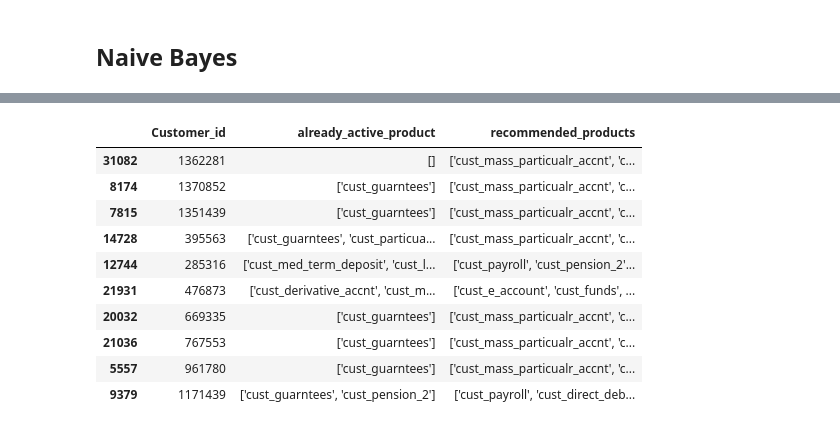
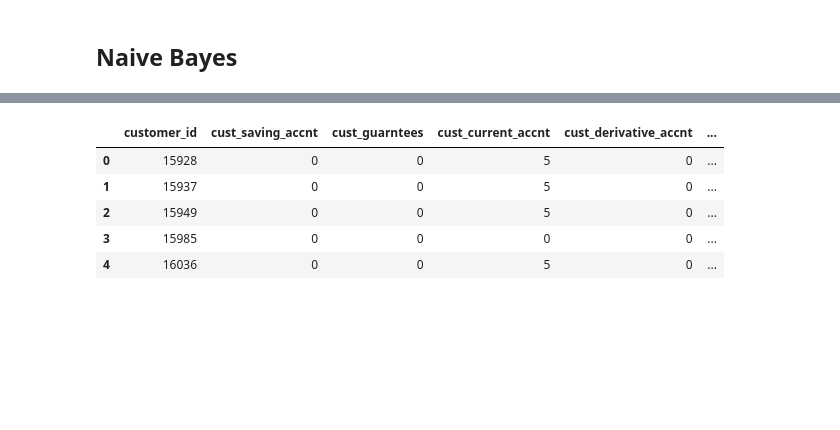
Before and after one commit to santosh12678/-santander_product_recommendation, a Jupyter notebook: Santander Product Recommendation- Part 02.ipynb, the cells around one changed output, grey strips where cells are left out. Cells and saved outputs as stored; diff of their text form; code cells hidden in the pictures; blank space fills up the shorter version.

```diff
--- a/Santander Product Recommendation- Part 02.ipynb
+++ b/Santander Product Recommendation- Part 02.ipynb
@@ -92,0 +133,2 @@ sampled_data.sort_values(["customer_id", "date_of_partition"]).head(10)
+# %%
+test_data = test_data[test_data["customer_id"].isin(train_data["customer_id"].unique())]
@@ -192,14 +253,10 @@ for id, prob in id_preds.items():
-# %%
-result_data.sample(10)
-# %% [output]
-|  | Customer_id | already_active_product | recommended_products |
-| 31082 | 1362281 | [] | ['cust_mass_particualr_accnt', 'c... |
-| 8174 | 1370852 | ['cust_guarntees'] | ['cust_mass_particualr_accnt', 'c... |
-| 7815 | 1351439 | ['cust_guarntees'] | ['cust_mass_particualr_accnt', 'c... |
-| 14728 | 395563 | ['cust_guarntees', 'cust_particua... | ['cust_mass_particualr_accnt', 'c... |
-| 12744 | 285316 | ['cust_med_term_deposit', 'cust_l... | ['cust_payroll', 'cust_pension_2'... |
-| 21931 | 476873 | ['cust_derivative_accnt', 'cust_m... | ['cust_e_account', 'cust_funds', ... |
-| 20032 | 669335 | ['cust_guarntees'] | ['cust_mass_particualr_accnt', 'c... |
-| 21036 | 767553 | ['cust_guarntees'] | ['cust_mass_particualr_accnt', 'c... |
-| 5557 | 961780 | ['cust_guarntees'] | ['cust_mass_particualr_accnt', 'c... |
-| 9379 | 1171439 | ['cust_guarntees', 'cust_pension_2'] | ['cust_payroll', 'cust_direct_deb... |
+# %%
+test_data= test_data[product_cols].groupby("customer_id").sum().reset_index()
+test_data.head()
+# %% [output]
+|  | customer_id | cust_saving_accnt | cust_guarntees | cust_current_accnt | cust_derivative_accnt | ... |
+| 0 | 15928 | 0 | 0 | 5 | 0 | ... |
+| 1 | 15937 | 0 | 0 | 5 | 0 | ... |
+| 2 | 15949 | 0 | 0 | 5 | 0 | ... |
+| 3 | 15985 | 0 | 0 | 0 | 0 | ... |
+| 4 | 16036 | 0 | 0 | 5 | 0 | ... |
```
Also changed, not shown: parts of 19 cells of this notebook.
